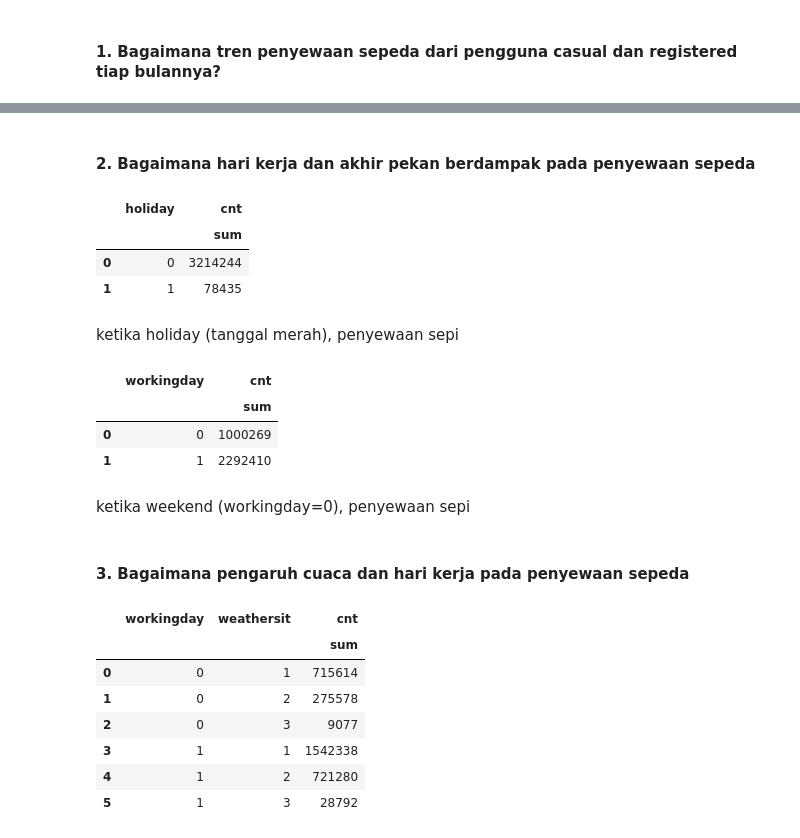
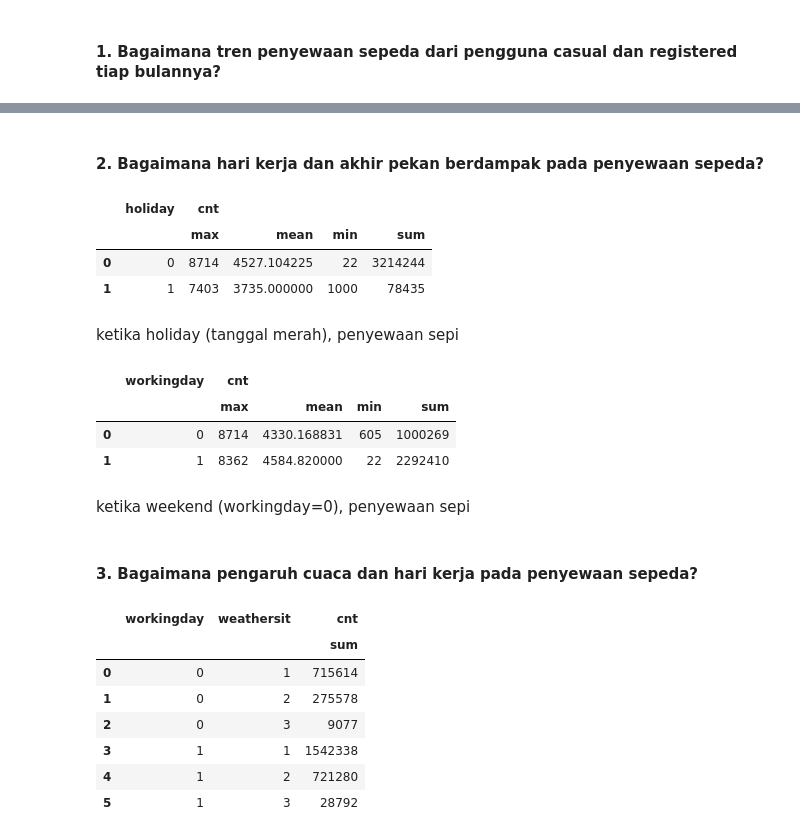
Before and after one commit to farid141/dicoding_final_submission_dataanalyst, a Jupyter notebook: finalSubmission.ipynb, the cells around one changed output, grey strips where cells are left out. Cells and saved outputs as stored; diff of their text form; code cells hidden in the pictures.

```diff
--- a/finalSubmission.ipynb
+++ b/finalSubmission.ipynb
@@ -186,27 +198,29 @@ monthly_df.sample
 # %% [markdown]
-#### 2. Bagaimana hari kerja dan akhir pekan berdampak pada penyewaan sepeda
+#### 2. Bagaimana hari kerja dan akhir pekan berdampak pada penyewaan sepeda?
 # %%
-day_df.groupby(by="holiday").agg({
-    "cnt": ["sum"]
+holiday_rent_df = day_df.groupby(by="holiday").agg({
+    "cnt": ["max", "mean", "min", "sum"]
 }).reset_index()
+holiday_rent_df
 # %% [output]
-|  | holiday | cnt |
-|  |  | sum |
-| 0 | 0 | 3214244 |
-| 1 | 1 | 78435 |
+|  | holiday | cnt |  |  |  |
+|  |  | max | mean | min | sum |
+| 0 | 0 | 8714 | 4527.104225 | 22 | 3214244 |
+| 1 | 1 | 7403 | 3735.000000 | 1000 | 78435 |
 # %% [markdown]
 ketika holiday (tanggal merah), penyewaan sepi
 # %%
-day_df.groupby(by="workingday").agg({
-    "cnt": ["sum"]
+working_day_rent_df = day_df.groupby(by="workingday").agg({
+    "cnt": ["max", "mean", "min", "sum"]
 }).reset_index()
+working_day_rent_df
 # %% [output]
-|  | workingday | cnt |
-|  |  | sum |
-| 0 | 0 | 1000269 |
-| 1 | 1 | 2292410 |
+|  | workingday | cnt |  |  |  |
+|  |  | max | mean | min | sum |
+| 0 | 0 | 8714 | 4330.168831 | 605 | 1000269 |
+| 1 | 1 | 8362 | 4584.820000 | 22 | 2292410 |
 # %% [markdown]
 ketika weekend (workingday=0), penyewaan sepi
 # %% [markdown]
-#### 3. Bagaimana pengaruh cuaca dan hari kerja pada penyewaan sepeda
+#### 3. Bagaimana pengaruh cuaca dan hari kerja pada penyewaan sepeda?
 # %%
```
Also changed, not shown: parts of 19 cells of this notebook, 2 other files.
